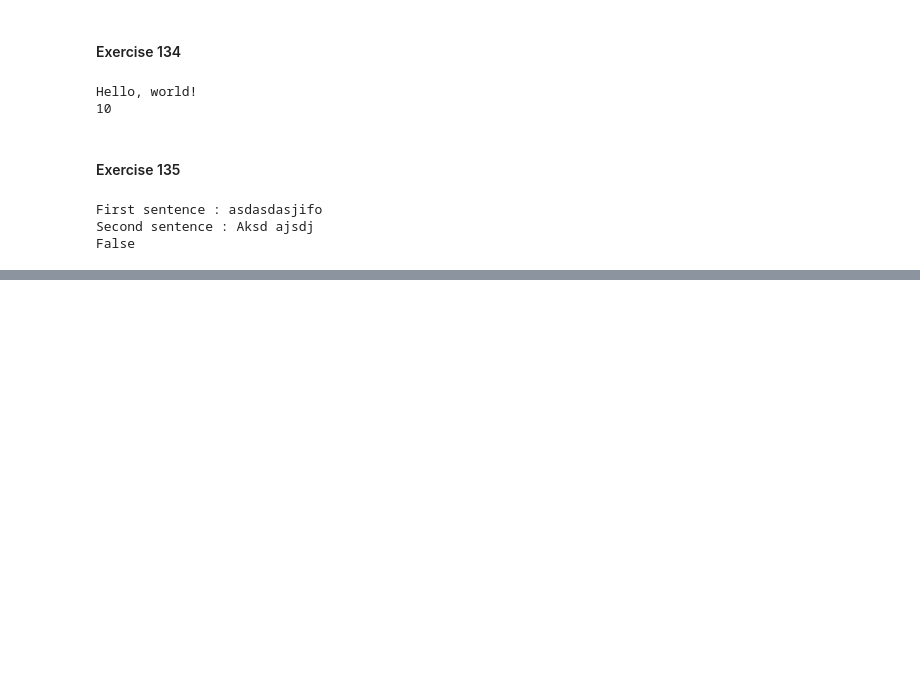
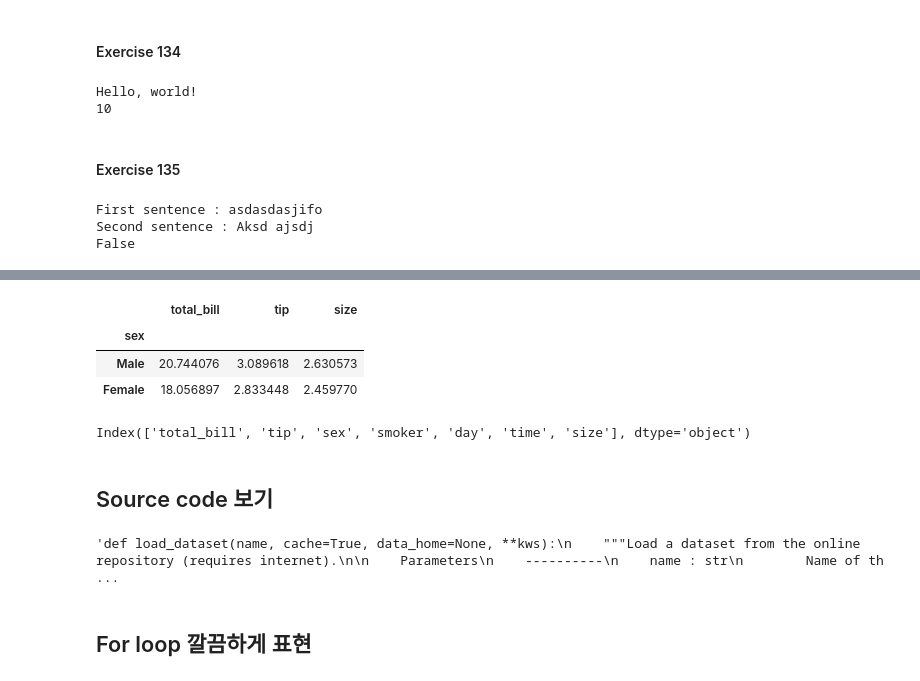
Before and after one commit to ghkdxofla/DataPractice, a Jupyter notebook: Python_실습.ipynb, the cells around one changed output, grey strips where cells are left out. Saved outputs shown, nothing was run; the diff lists cells and outputs as text; code cells hidden in the pictures; blank space fills up the shorter version.

```diff
--- a/Python_실습.ipynb
+++ b/Python_실습.ipynb
@@ -1560,0 +1938,13 @@ False
+# %%
+data.groupby('sex').mean()
+# %% [output]
+|  | total_bill | tip | size |
+| sex |  |  |  |
+| Male | 20.744076 | 3.089618 | 2.630573 |
+| Female | 18.056897 | 2.833448 | 2.459770 |
+# %%
+data.columns
+# %% [output]
+Index(['total_bill', 'tip', 'sex', 'smoker', 'day', 'time', 'size'], dtype='object')
+# %% [markdown]
+## Source code 보기
@@ -1560,0 +1953,6 @@ False
+# %%
+inspect.getsource(sns.load_dataset)
+# %% [output]
+'def load_dataset(name, cache=True, data_home=None, **kws):\n    """Load a dataset from the online repository (requires internet).\n\n    Parameters\n    ----------\n    name : str\n        Name of th ...
+# %% [markdown]
+## For loop 깔끔하게 표현
```
Also changed, not shown: parts of 146 cells of this notebook, 2 other files.
